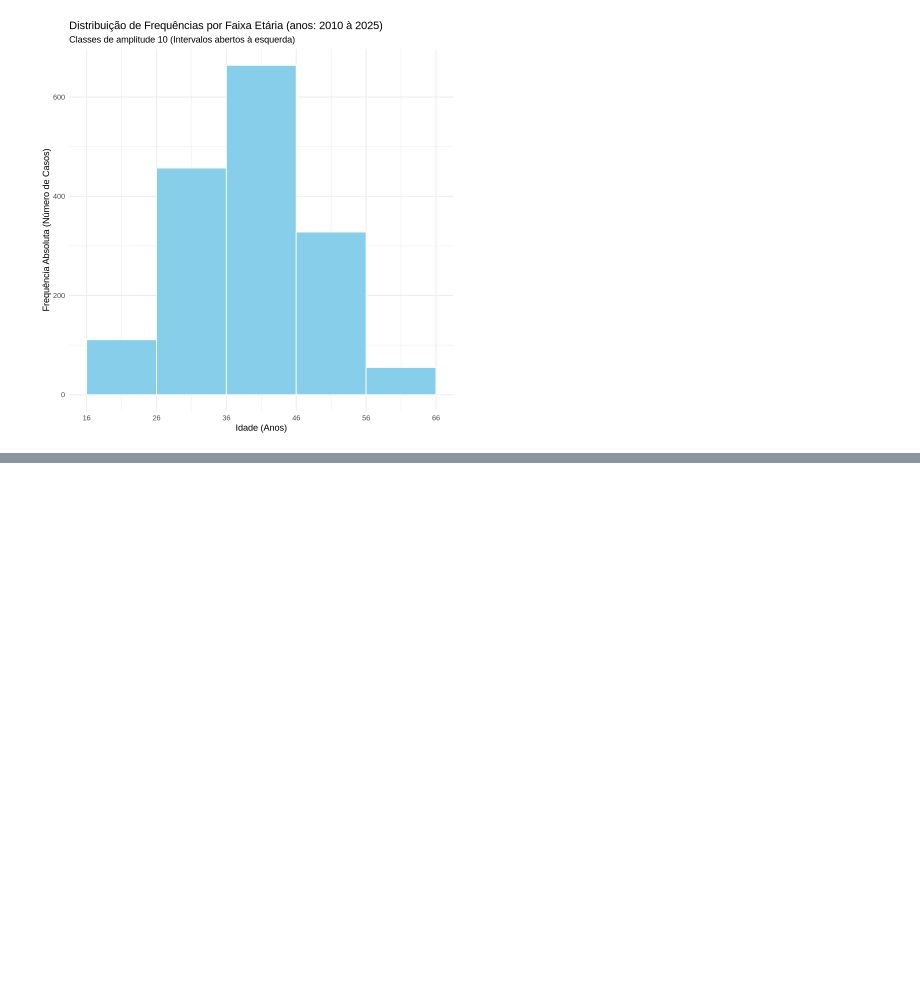
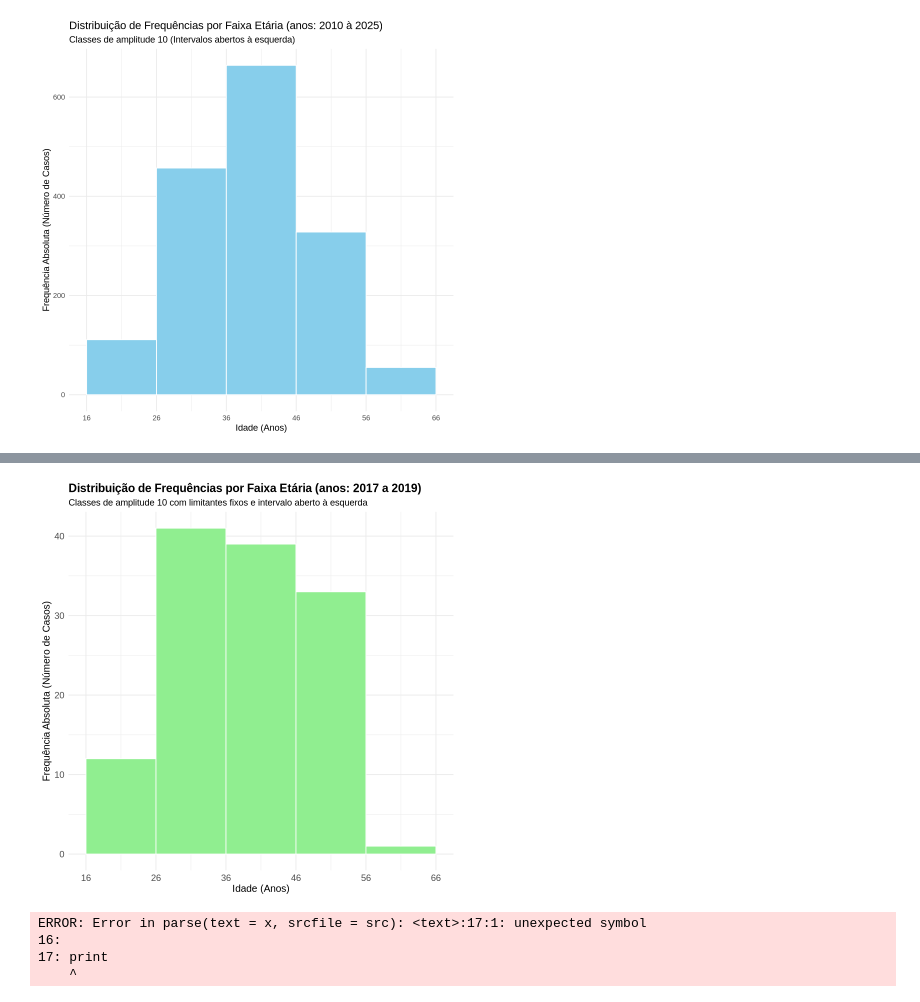
Before and after one commit to gabrielwai/Burnout-DataSUS, a Jupyter notebook: Burnout-DataSUS.ipynb, the cells around one changed output, grey strips where cells are left out. Cells and saved outputs as stored; diff of their text form; code cells hidden in the pictures; blank space fills up the shorter version.

```diff
--- a/Burnout-DataSUS.ipynb
+++ b/Burnout-DataSUS.ipynb
@@ -936,0 +1226,61 @@ ggplot(dados_grafico, aes(x = IDADE)) +
+# %%
+library(ggplot2)
+library(dplyr)
+
+# 1. Prepara os dados: Filtra os anos de interesse e o intervalo de idade [16, 66]
+anos_desejados <- c("ano_17", "ano_18", "ano_19")
+
+dados_grafico_filtrado <- tabela_Burnout %>%
+  filter(!is.na(IDADE) &
+         FONTE_ANO %in% anos_desejados &
+         IDADE > 16 & IDADE <= 66)
+
+# 2. Cria o histograma preciso
+ggplot(dados_grafico_filtrado, aes(x = IDADE)) +
+  geom_histogram(
+    breaks = c(16, 26, 36, 46, 56, 66), # Mesmos cortes da tabela (amplitude 10)
+    fill = "lightgreen",                # Nova cor para diferenciar o gráfico filtrado
+    color = "white",                   # Cor da linha divisória
+    closed = "right"                    # Intervalo aberto à esquerda e fechado à direita (right = TRUE)
+  ) +
+  # Força o eixo X a mostrar os limites das suas classes
+  scale_x_continuous(breaks = c(16, 26, 36, 46, 56, 66)) +
+
+  # Rótulos e títulos
+  labs(
+    title = "Distribuição de Frequências por Faixa Etária (anos: 2017 a 2019)",
+    subtitle = "Classes de amplitude 10 com limitantes fixos e intervalo aberto à esquerda",
+    x = "Idade (Anos)",
+    y = "Frequência Absoluta (Número de Casos)"
+  ) +
+  theme_minimal() + # Tema profissional
+  theme(
+    plot.title = element_text(face = "bold", size = 14),
+    axis.text = element_text(size = 11),
+    axis.title = element_text(size = 12)
+  )
+# %% [output]
+[figure, added]
+# %%
+#anos_desejados <- c("ano_17", "ano_18", "ano_19")
+
+# 1.1 Define os limites exatos das 5 classes
+cortes_idade <- c(16, 26, 36, 46, 56, 66)
+
+# 2. Cria os rótulos personalizados (opcional, para deixar a tabela linda)
+rotulos_classes <- c("16 a 26 anos", "26 a 36 anos", "36 a 46 anos", "46 a 56 anos", "56 a 66 anos")
+
+CBO_Terceirizado <- tabela_Burnout %>%
+select(TERCEIRIZADO, CBO_GRANDE_GRUPO) %>%
+filter(!is.na(TERCEIRIZADO) & TERCEIRIZADO=="Não") %>%
+mutate(Classe_CBO_Terceirizado = cut(TERCEIRIZADO, breaks=limites_Terceirizado, labels=rotulos_classes, right=TRUE) %>%
+count(Classe_CBO_Terceirizado) %>%
+mutate(Frequencia_Absoluta = n, Percentual = round((n / sum(n)) * 100, 2), Frequencia_Acumulada = cumsum(n)) %>%
+select(-n)
+
+print(CBO_Terceirizado)
+# %% [output]
+ERROR: Error in parse(text = x, srcfile = src): <text>:17:1: unexpected symbol
+16:
+17: print
+    ^
```
Also changed, not shown: parts of 24 cells of this notebook.
